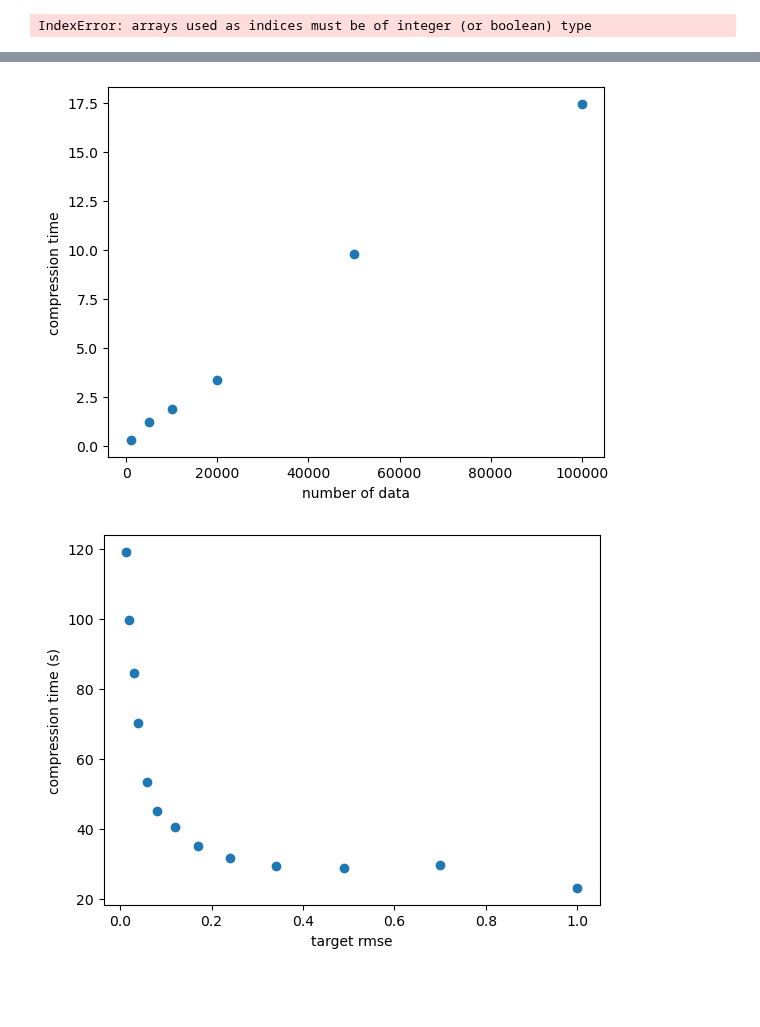
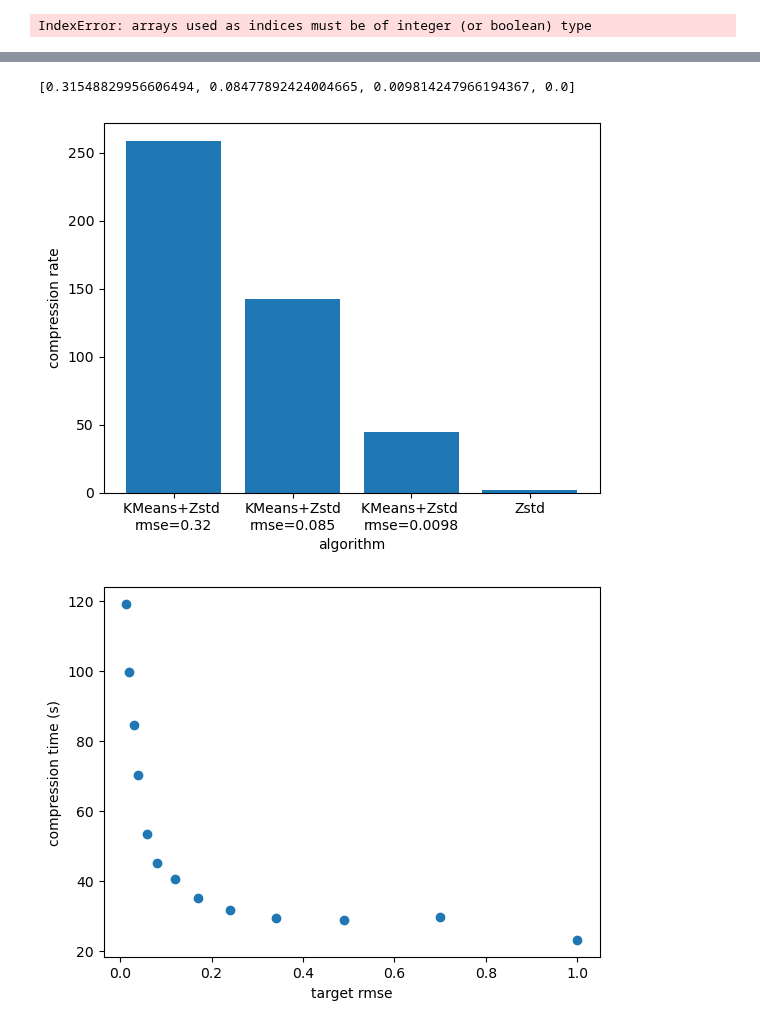
Before and after one commit to BuryatyaTut/STIL_internship, a Jupyter notebook: notebooks/platform_playground.ipynb, the cells around one changed output, grey strips where cells are left out. Saved outputs shown, nothing was run; the diff lists cells and outputs as text; code cells hidden in the pictures; blank space fills up the shorter version.

Commit message:
refactor: use target rmse array (#1)

```diff
--- a/notebooks/platform_playground.ipynb
+++ b/notebooks/platform_playground.ipynb
@@ -80,21 +80,22 @@ json_scaffold("plug_config.json")
 from algo.codec.pca_to_kmeans_1d_c import PCAToKMeansCompression
 from algo.codec.kmeans_1d_c import KMeansLinearCCompression
 from algo.process.normalize import NormalizeProcessing
+from algo.codec.zstd import ZstdLibraryCompressionAlgorithm
 from scaffold import Scaffold
 import numpy as np
 np.seterr(all='warn')
 benchmarks = []
 #np.seterr(all='raise') # something breaks on the large dataset
 #datasets = [f'../data/sample_dataset_{cutoff}.csv' for cutoff in cutoff_list]
-Algos = [KMeansLinearCCompression(max_rmse=0.014, threads=8)]
+Algos = [KMeansLinearCCompression(max_rmse=0.6, threads=8),KMeansLinearCCompression(max_rmse=0.1, threads=8),KMeansLinearCCompression(max_rmse=0.01, threads=8), ZstdLibraryCompressionAlgorithm()]
 Processes = [NormalizeProcessing()]
-files = [f'../data/sample_dataset_{times}.csv' for times in [1000, 5000, 10000, 20000, 50000, 100000, 'big']]
-for file in files:
-    for algo in Algos:
-        for proc in Processes:
-            a = Scaffold(algo, proc, file)
-            a.start("test", logs=True)
-            print(a.benchmark)
-            benchmarks.append(a.benchmark)
-            print("---------------------")
+#files = [f'../data/sample_dataset_{times}.csv' for times in [1000, 5000, 10000, 20000, 50000, 100000, 'big']]
+#for file in files:
+for algo in Algos:
+    for proc in Processes:
+        a = Scaffold(algo, proc, '../data/sample_dataset_big.csv')
+        a.start("test", logs=True)
+        print(a.benchmark)
+        benchmarks.append(a.benchmark)
+        print("---------------------")
 # %% [output]
@@ -170,16 +167,21 @@ benchmarks
   'loss_rate': 0.002594490853473138,
   'decompress_and_postprocess_time': 18.87466597557068,
   'test_time': 363.45678520202637}]
+# %%
+[result['loss_rate'] for result in benchmarks]
+# %% [output]
+[0.31548829956606494, 0.08477892424004665, 0.009814247966194367, 0.0]
 # %%
 from matplotlib import pyplot as plt
-xs = [file_size[:-1]]
-ys = [result['preprocess_and_compress_time'] for result in benchmarks[:-1]]
-plt.scatter(xs, ys)
-plt.xlabel('number of data')
-plt.ylabel('compression time')
+xs = ['KMeans+Zstd \nrmse=0.32', 'KMeans+Zstd\nrmse=0.085','KMeans+Zstd \nrmse=0.0098', 'Zstd']
+ys = [1/result['compression_rate'] for result in benchmarks]
+plt.bar(xs, ys)
+#plt.scatter(xs, ys)
+plt.xlabel('algorithm')
+plt.ylabel('compression rate')
 plt.show()
 # %% [output]
-[figure, old version]
+[figure, new version]
 # %%
 xs = [list_rmses]
 ys = [result['preprocess_and_compress_time'] for result in benchmarks]
```
Also changed, not shown: parts of 3 cells of this notebook, 9 other files.
